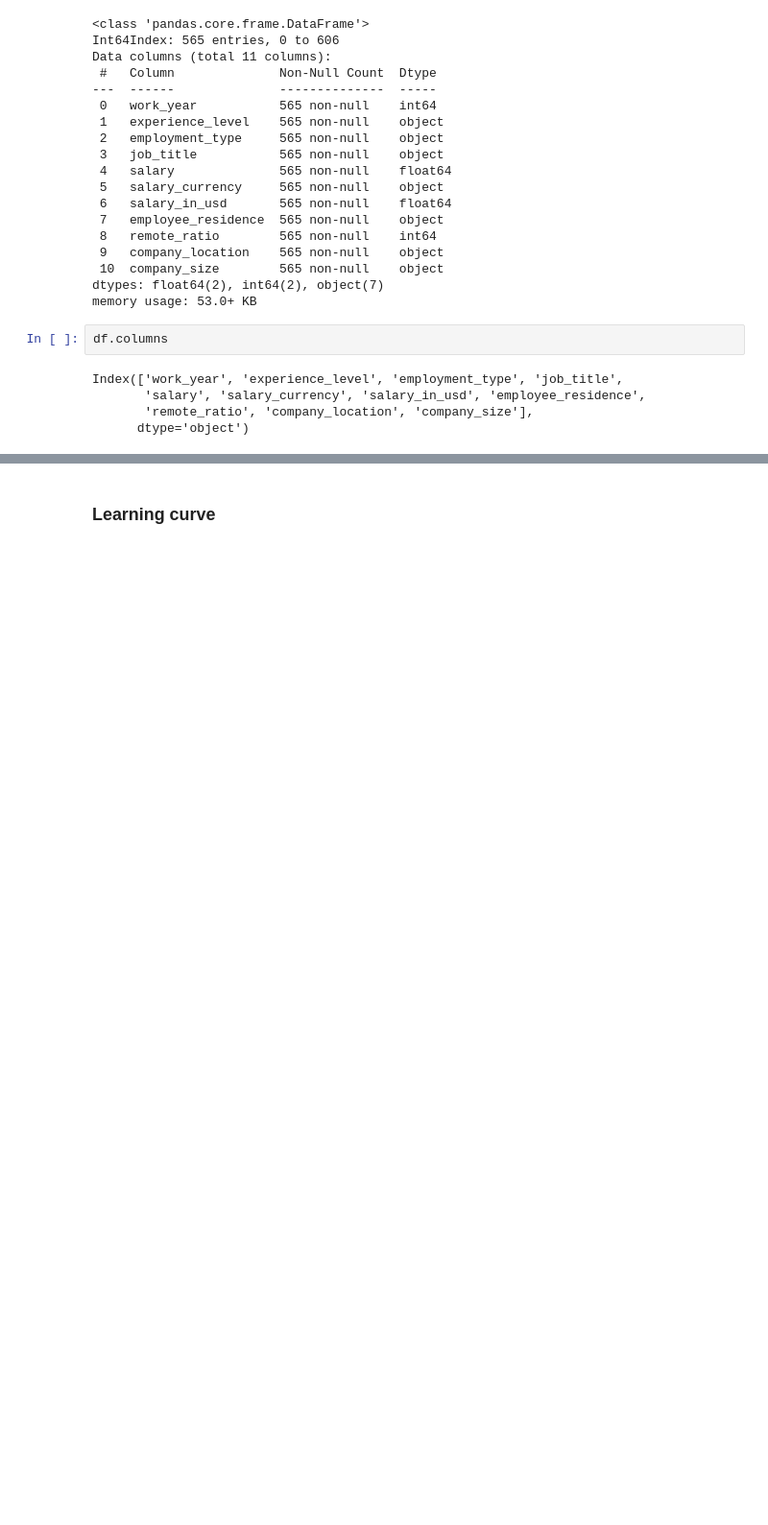
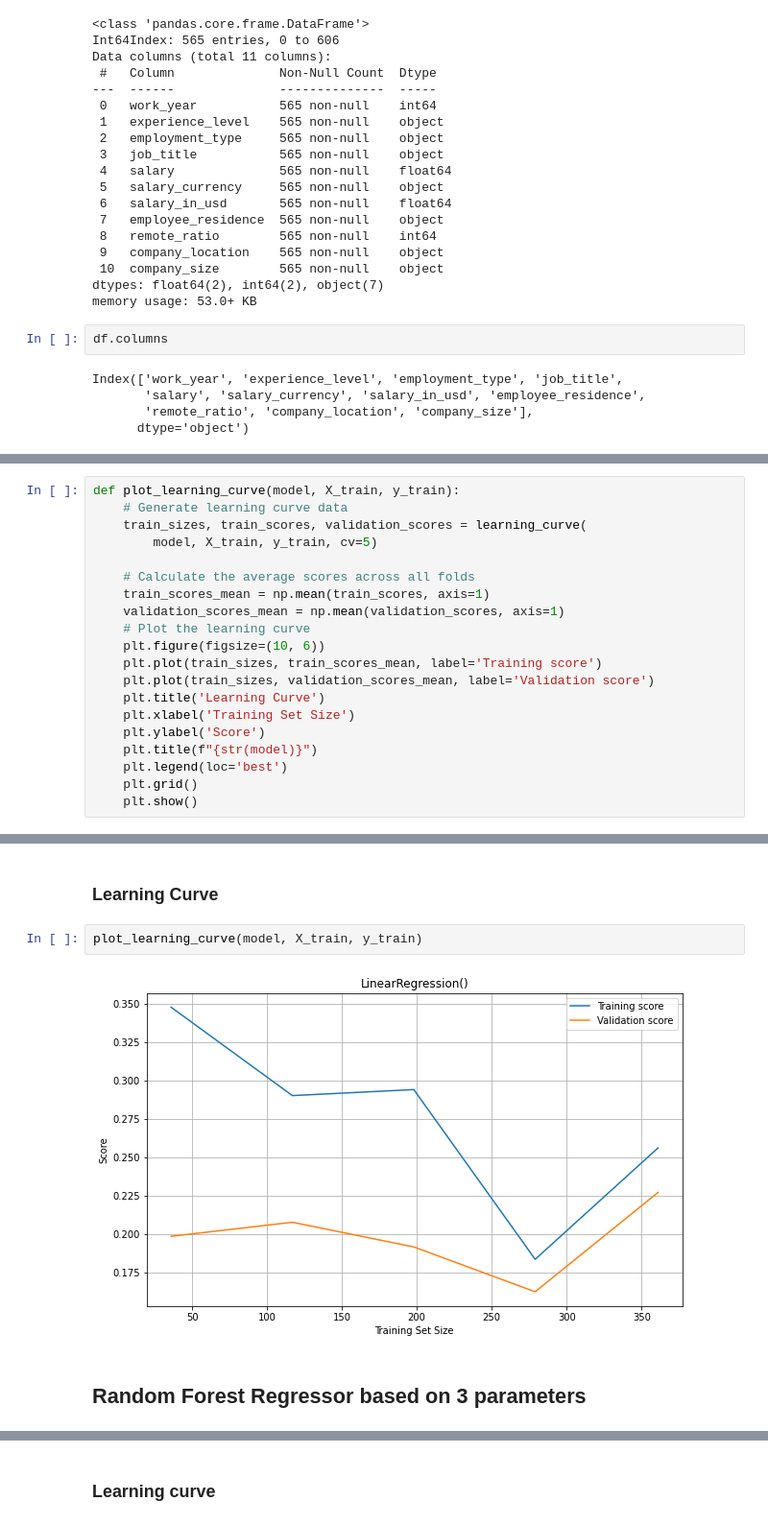
Before and after one commit to rolandina/simplon-projet-existant, a Jupyter notebook: analysis.ipynb, the cells around one changed output, grey strips where cells are left out. Shown at 96% size. Saved outputs shown, nothing was run; the diff lists cells and outputs as text; blank space fills up the shorter version.

```diff
--- a/analysis.ipynb
+++ b/analysis.ipynb
@@ -619,0 +647,20 @@ target_column = 'salary_in_usd'
+# %%
+def plot_learning_curve(model, X_train, y_train):
+    # Generate learning curve data
+    train_sizes, train_scores, validation_scores = learning_curve(
+        model, X_train, y_train, cv=5)
+
+    # Calculate the average scores across all folds
+    train_scores_mean = np.mean(train_scores, axis=1)
+    validation_scores_mean = np.mean(validation_scores, axis=1)
+    # Plot the learning curve
+    plt.figure(figsize=(10, 6))
+    plt.plot(train_sizes, train_scores_mean, label='Training score')
+    plt.plot(train_sizes, validation_scores_mean, label='Validation score')
+    plt.title('Learning Curve')
+    plt.xlabel('Training Set Size')
+    plt.ylabel('Score')
+    plt.title(f"{str(model)}")
+    plt.legend(loc='best')
+    plt.grid()
+    plt.show()
@@ -664,3 +713,11 @@ print(f"R2 score: {r2}")
 # %% [output]
 Root Mean Squared Error: 69.70003377730546
 R2 score: 0.233388692812188
+# %% [markdown]
+### Learning Curve
+# %%
+plot_learning_curve(model, X_train, y_train)
+# %% [output]
+[figure, added]
+# %% [markdown]
+## Random Forest Regressor based on 3 parameters
```
Also changed, not shown: parts of 46 cells of this notebook.
